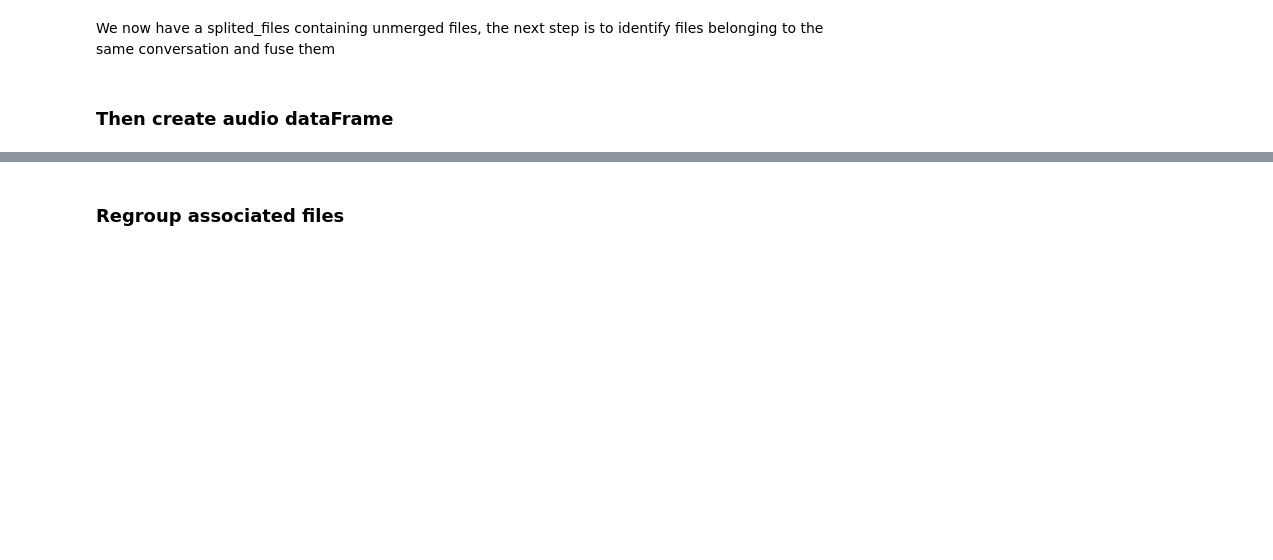
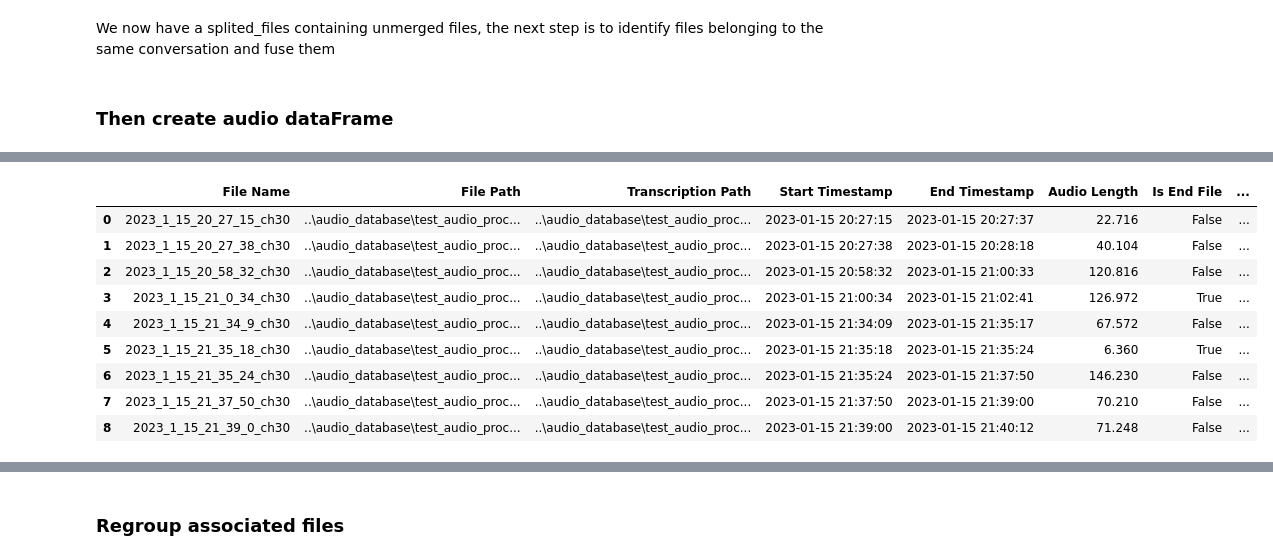
Before and after one commit to Thib-echo/audio-utils, a Jupyter notebook: audio_notebook.ipynb, the cells around one changed output, grey strips where cells are left out. Saved outputs shown, nothing was run; the diff lists cells and outputs as text; code cells hidden in the pictures; blank space fills up the shorter version.

Commit message:
[DEV] - Dev on audio processing pipeline

```diff
--- a/audio_notebook.ipynb
+++ b/audio_notebook.ipynb
@@ -258,20 +232,6 @@ We now have a splited_files containing unmerged files, the next step is to ident
 # %% [markdown]
 ### Then create audio dataFrame
 # %%
-def check_word_in_timeframe(transcription_data, words, start_time, end_time, is_end_segment=False):
-    for segment in transcription_data:
-        segment_text = segment['text'].lower()
-
-        if is_end_segment:
-            segment_time = segment['end']
-        else:
-            segment_time = segment['start']
-
-        if start_time <= segment_time <= end_time:
-            if any(re.search(r'\b' + re.escape(word) + r'\b', segment_text) for word in words):
-                return True
-    return False
-
 def check_for_problematic_end(transcription_data, words, end_time, density_threshold=0.2, diversity_threshold=0.5):
     # Find time of the last occurrence of the end_word
     last_end_word_time = None
@@ -294,7 +254,7 @@ def check_for_problematic_end(transcription_data, words, end_time, density_thres
 
     return word_density > density_threshold or word_diversity < diversity_threshold
 
-def create_audio_database(merged_files):
+def create_audio_database(audio_files):
     """
     Create a database of audio files with metadata and transcription data.
 
@@ -304,9 +264,6 @@ def create_audio_database(merged_files):
     Returns:
     pandas.DataFrame: A DataFrame containing metadata and transcription data for each audio file.
     """
-    merged_files_path_list = [Path(file_path).parent for file_path, _ in merged_files]
-    audio_files = [audio_file for audio_file in transcription_folder.rglob('*.mp3') if audio_file.parent not in merged_files_path_list] \
-                + [audio_file for audio_file in splited_folder.rglob('*.mp3')]
     data = []
 
     for audio_file in audio_files:
@@ -317,7 +274,8 @@ def create_audio_database(merged_files):
             audio_length = audio.info.length
 
             transcription_path = audio_file.with_stem(audio_file.stem + '_transcription').with_suffix('.txt')
-            transcription_data = read_transcription_data(audio_file)
+            transcription_data_path = audio_file.with_name(audio_file.stem + '_segments_data.json')
+            transcription_data = read_transcription_data(transcription_data_path)
 
             is_start_file = check_word_in_timeframe(transcription_data, START_OF_CONV_WORDS, 0, 10)
 
@@ -363 +310,28 @@ df.head()
+# %%
+# Usage
+
+# if merged_files:
+#     merged_files_path_list = [Path(file_path).parent for file_path, _ in merged_files]
+#     audio_files = [audio_file for audio_file in transcription_folder.rglob('*.mp3') if audio_file.parent not in merged_files_path_list] \
+#                 + [audio_file for audio_file in splited_folder.rglob('*.mp3')]
+# else:
+#     audio_files = [audio_file for audio_file in transcription_folder.rglob('*.mp3') ] \
+#                 + [audio_file for audio_file in splited_folder.rglob('*.mp3')]
+
+folder = Path("../audio_database/test_audio_processing/processed/")
+audio_files = [audio_file for audio_file in folder.rglob('*.mp3') ]
+
+df = create_audio_database(audio_files)
+df
+# %% [output]
+|  | File Name | File Path | Transcription Path | Start Timestamp | End Timestamp | Audio Length | Is End File | ... |
+| 0 | 2023_1_15_20_27_15_ch30 | ..\audio_database\test_audio_proc... | ..\audio_database\test_audio_proc... | 2023-01-15 20:27:15 | 2023-01-15 20:27:37 | 22.716 | False | ... |
+| 1 | 2023_1_15_20_27_38_ch30 | ..\audio_database\test_audio_proc... | ..\audio_database\test_audio_proc... | 2023-01-15 20:27:38 | 2023-01-15 20:28:18 | 40.104 | False | ... |
+| 2 | 2023_1_15_20_58_32_ch30 | ..\audio_database\test_audio_proc... | ..\audio_database\test_audio_proc... | 2023-01-15 20:58:32 | 2023-01-15 21:00:33 | 120.816 | False | ... |
+| 3 | 2023_1_15_21_0_34_ch30 | ..\audio_database\test_audio_proc... | ..\audio_database\test_audio_proc... | 2023-01-15 21:00:34 | 2023-01-15 21:02:41 | 126.972 | True | ... |
+| 4 | 2023_1_15_21_34_9_ch30 | ..\audio_database\test_audio_proc... | ..\audio_database\test_audio_proc... | 2023-01-15 21:34:09 | 2023-01-15 21:35:17 | 67.572 | False | ... |
+| 5 | 2023_1_15_21_35_18_ch30 | ..\audio_database\test_audio_proc... | ..\audio_database\test_audio_proc... | 2023-01-15 21:35:18 | 2023-01-15 21:35:24 | 6.360 | True | ... |
+| 6 | 2023_1_15_21_35_24_ch30 | ..\audio_database\test_audio_proc... | ..\audio_database\test_audio_proc... | 2023-01-15 21:35:24 | 2023-01-15 21:37:50 | 146.230 | False | ... |
+| 7 | 2023_1_15_21_37_50_ch30 | ..\audio_database\test_audio_proc... | ..\audio_database\test_audio_proc... | 2023-01-15 21:37:50 | 2023-01-15 21:39:00 | 70.210 | False | ... |
+| 8 | 2023_1_15_21_39_0_ch30 | ..\audio_database\test_audio_proc... | ..\audio_database\test_audio_proc... | 2023-01-15 21:39:00 | 2023-01-15 21:40:12 | 71.248 | False | ... |
 # %%
```
Also changed, not shown: parts of 8 cells of this notebook, 5 other files.
